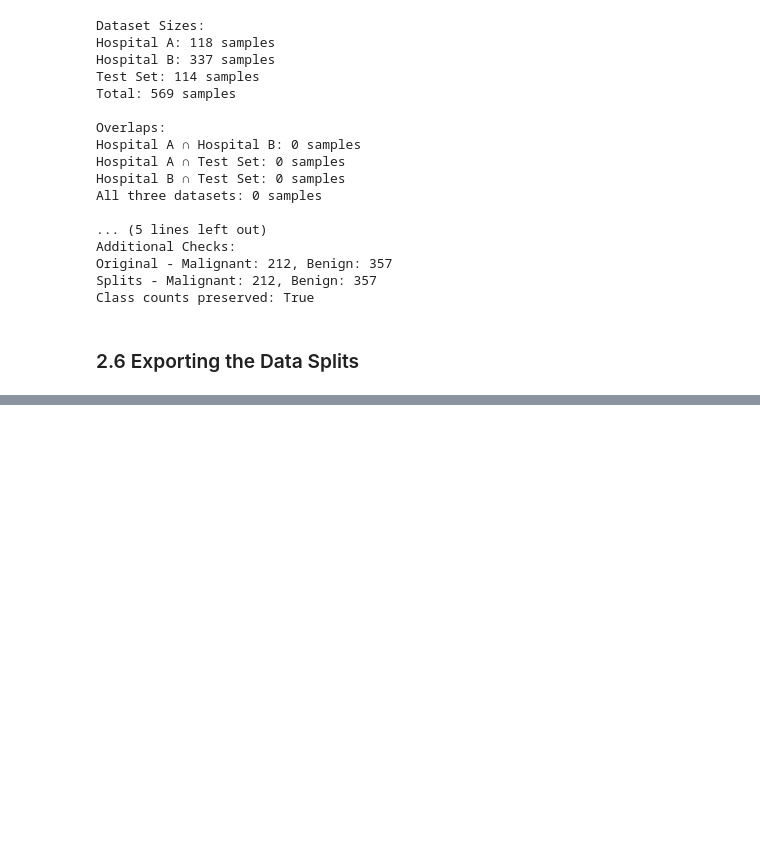
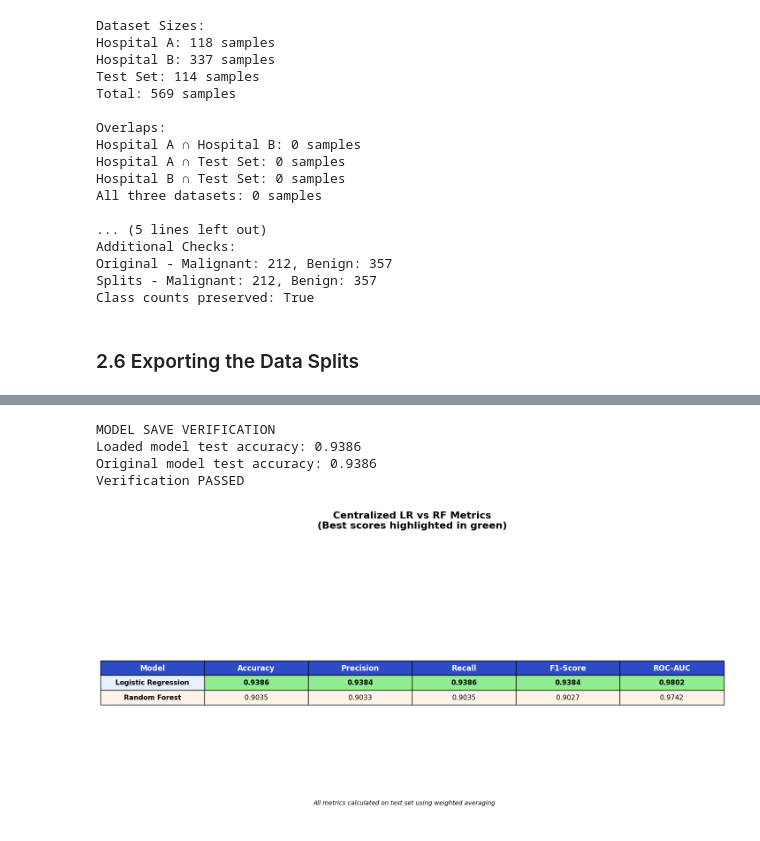
Before and after one commit to starbachi/Breast-Cancer-Wisconsin, a Jupyter notebook: notebooks/assignment4_federated_dp.ipynb, the cells around one changed output, grey strips where cells are left out. Drawn from its saved outputs; the diff is of its cells as text; code cells hidden in the pictures; blank space fills up the shorter version.

```diff
--- a/notebooks/assignment4_federated_dp.ipynb
+++ b/notebooks/assignment4_federated_dp.ipynb
@@ -616,0 +1061,80 @@ Malignant Rate (Hospital B): 16.6%
+# %%
+# Verification
+print("MODEL SAVE VERIFICATION")
+loaded_model_package = joblib.load(best_model_path)
+loaded_model = loaded_model_package['model']
+loaded_scaler = loaded_model_package['scaler']
+
+# Test Predictions
+if loaded_scaler is not None:
+    # For LR
+    test_pred_verify = loaded_model.predict(loaded_scaler.transform(X_test_final))
+else:
+    # For RF
+    test_pred_verify = loaded_model.predict(X_test_final)
+
+verify_accuracy = accuracy_score(y_test_final, test_pred_verify)
+print(f"Loaded model test accuracy: {verify_accuracy:.4f}")
+print(f"Original model test accuracy: {best_model_metrics['accuracy']:.4f}")
+print(f"Verification {'PASSED' if abs(verify_accuracy - best_model_metrics['accuracy']) < 1e-10 else 'FAILED'}")
+# %% [output]
+MODEL SAVE VERIFICATION
+Loaded model test accuracy: 0.9386
+Original model test accuracy: 0.9386
+Verification PASSED
+# %%
+fig, ax = plt.subplots(figsize=(14, 8))
+ax.axis('tight')
+ax.axis('off')
+
+# Table
+table = ax.table(cellText=comprehensive_df.values,  #type: ignore
+                colLabels=comprehensive_df.columns, #type: ignore
+                cellLoc='center',
+                loc='center')
+
+# Style
+table.auto_set_font_size(False)
+table.set_fontsize(11)
+table.scale(1.3, 2.0)
+
+# Header Styling
+header_color = '#2E4BC6'
+for i in range(len(comprehensive_df.columns)):
+    table[(0, i)].set_facecolor(header_color)
+    table[(0, i)].set_text_props(weight='bold', color='white', fontsize=12)
+
+# Colour code cells based on performance (higher = better)
+model_colors = ['#E8F1FF', '#FFF2E8']
+for i in range(1, len(comprehensive_df) + 1):
+    # Model names
+    table[(i, 0)].set_facecolor(model_colors[i-1])
+    table[(i, 0)].set_text_props(weight='bold')
+
+    # Metric columns
+    for j in range(1, len(comprehensive_df.columns)):
+        # Extract numeric value
+        value = float(comprehensive_df.iloc[i-1, j])    #type: ignore
+
+        # Best performing model for metric
+        col_values = [float(comprehensive_df.iloc[k, j]) for k in range(len(comprehensive_df))] #type: ignore
+        is_best = value == max(col_values)
+
+        if is_best:
+            table[(i, j)].set_facecolor('#90EE90')
+            table[(i, j)].set_text_props(weight='bold')
+        else:
+            table[(i, j)].set_facecolor(model_colors[i-1])
+
+plt.title('Centralized LR vs RF Metrics\n(Best scores highlighted in green)',
+          fontsize=16, fontweight='bold', pad=30)
+
+# Subtitle
+plt.figtext(0.5, 0.15, 'All metrics calculated on test set using weighted averaging',
+            ha='center', fontsize=10, style='italic')
+
+# Save the plot
+save_plot(fig, 'centralized_models_metrics_table')
+plt.show()
+# %% [output]
+[figure, added]
```
Also changed, not shown: parts of 29 cells of this notebook, 2 other files.
